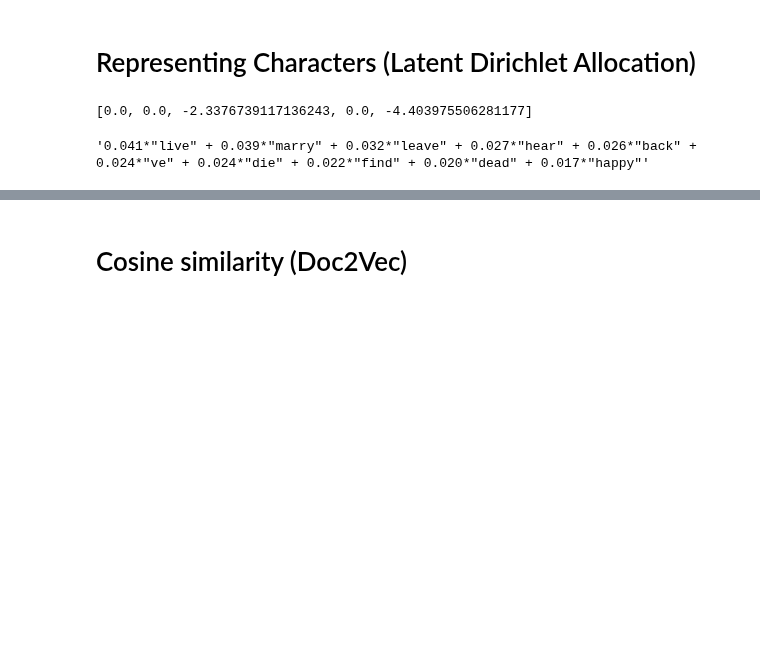
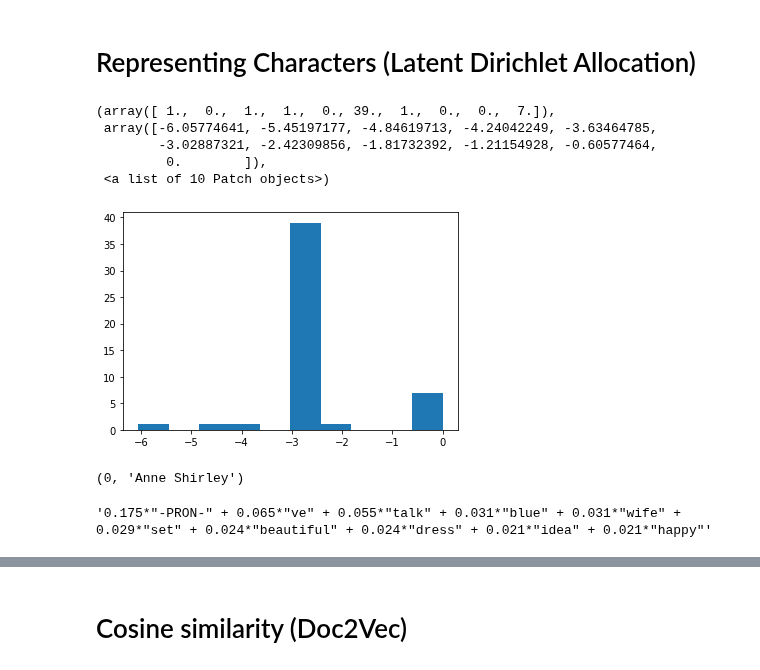
Before and after one commit to nicolenair/Capstone, a Jupyter notebook: Distance_Experiments.ipynb, the cells around one changed output, grey strips where cells are left out. Cells and saved outputs as stored; diff of their text form; code cells hidden in the pictures; blank space fills up the shorter version.

```diff
--- a/Distance_Experiments.ipynb
+++ b/Distance_Experiments.ipynb
@@ -263,12 +263,12 @@ for i in range(len(character_documents.keys())):
 # %%
 import spacy
 nlp = spacy.load('en', disable=['parser', 'ner'])
-def lemmatization(texts, allowed_postags=['ADJ', 'VERB', 'ADV']):
+def lemmatization(texts):
     """https://spacy.io/api/annotation"""
     texts_out = []
     for sent in texts:
         doc = nlp(" ".join(sent))
-        texts_out.append(" ".join([token.lemma_ if token.lemma_ not in ['-PRON-'] else '' for token in doc if token.pos_ in allowed_postags]))
+        texts_out.append(" ".join([token.lemma_ for token in doc]))
     return texts_out
 # %%
 processed_docs = [i[0] for i in documents]
@@ -302,12 +300,17 @@ lda_model_tfidf= LdaMallet(mallet_path, corpus=bow_corpus, num_topics=np.argmax(
 # %%
-cm = CoherenceModel(model=lda_model_tfidf, corpus=common_corpus, coherence='u_mass')
+cm = CoherenceModel(model=lda_model, corpus=common_corpus, coherence='u_mass')
 # N = lda_model_tfidf.
 coherence = cm.get_coherence()  # get coherence valuecm.for_topics()
 coherence_by_topic = cm.get_coherence_per_topic()
 # np.exp((coherence_by_topic/2)*N*(N-1))
-coherence_by_topic
+plt.hist(coherence_by_topic)
 # %% [output]
-[0.0, 0.0, -2.3376739117136243, 0.0, -4.403975506281177]
+(array([ 1.,  0.,  1.,  1.,  0., 39.,  1.,  0.,  0.,  7.]),
+ array([-6.05774641, -5.45197177, -4.84619713, -4.24042249, -3.63464785,
+        -3.02887321, -2.42309856, -1.81732392, -1.21154928, -0.60577464,
+         0.        ]),
+ <a list of 10 Patch objects>)
+[figure, added]
 # %%
 # cm = CoherenceModel(model=lda_model_tfidf, corpus=common_corpus, coherence='u_mass')
 # # N = lda_model_tfidf.
@@ -315,8 +318,11 @@ coherence_by_topic
 # coherence_by_topic = cm.get_coherence_per_topic()
 # # np.exp((coherence_by_topic/2)*N*(N-1))
 # coherence_by_topic
+list(character_documents.keys())[19]
+# %% [output]
+(0, 'Anne Shirley')
-# %%
-lda_model_tfidf.print_topic(3)
-# %% [output]
-'0.041*"live" + 0.039*"marry" + 0.032*"leave" + 0.027*"hear" + 0.026*"back" + 0.024*"ve" + 0.024*"die" + 0.022*"find" + 0.020*"dead" + 0.017*"happy"'
+# %%
+lda_model.print_topic(1)
+# %% [output]
+'0.175*"-PRON-" + 0.065*"ve" + 0.055*"talk" + 0.031*"blue" + 0.031*"wife" + 0.029*"set" + 0.024*"beautiful" + 0.024*"dress" + 0.021*"idea" + 0.021*"happy"'
 # %%
```
Also changed, not shown: parts of 49 cells of this notebook.
